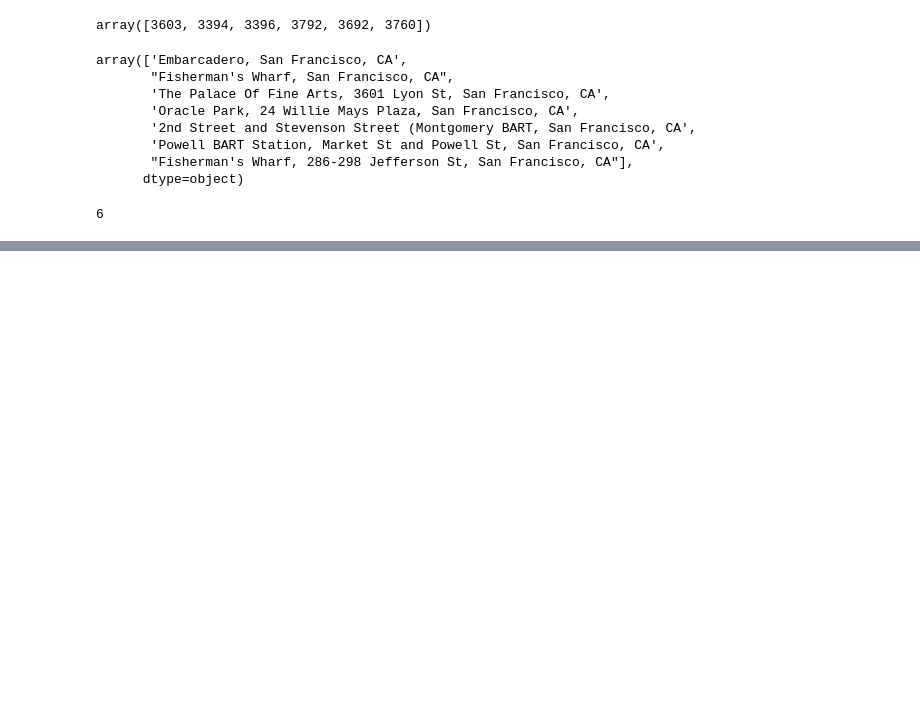
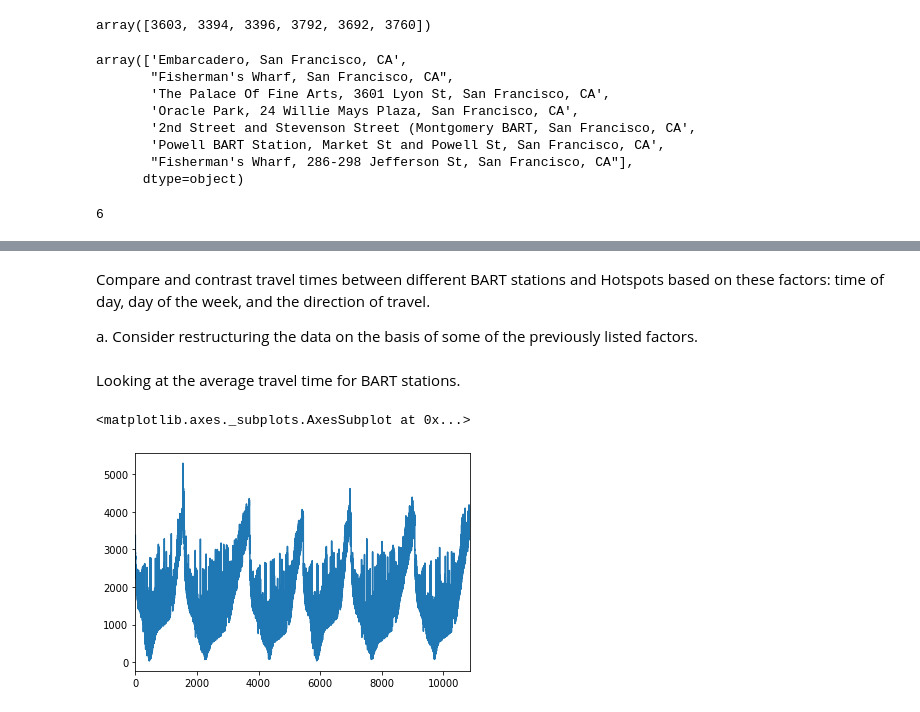
Before and after one commit to helenhc/Datahacks-2020, a Jupyter notebook: DATAHACKS 2020.ipynb, the cells around one changed output, grey strips where cells are left out. Cells and saved outputs as stored; diff of their text form; code cells hidden in the pictures; blank space fills up the shorter version.

```diff
--- a/DATAHACKS 2020.ipynb
+++ b/DATAHACKS 2020.ipynb
@@ -59,0 +49,12 @@ for i in column_vals:
+# %% [markdown]
+Compare and contrast travel times between different BART stations and Hotspots based on these factors: time of day, day of the week, and the direction of travel.
+
+a. Consider restructuring the data on the basis of some of the previously listed factors.
+# %% [markdown]
+Looking at the average travel time for BART stations.
+# %%
+barts_to_all['Mean Travel Time (Seconds)'].plot()
+#Looking at average mean travel
+# %% [output]
+<matplotlib.axes._subplots.AxesSubplot at 0x...>
+[figure, added]
```
Also changed, not shown: parts of 16 cells of this notebook.
